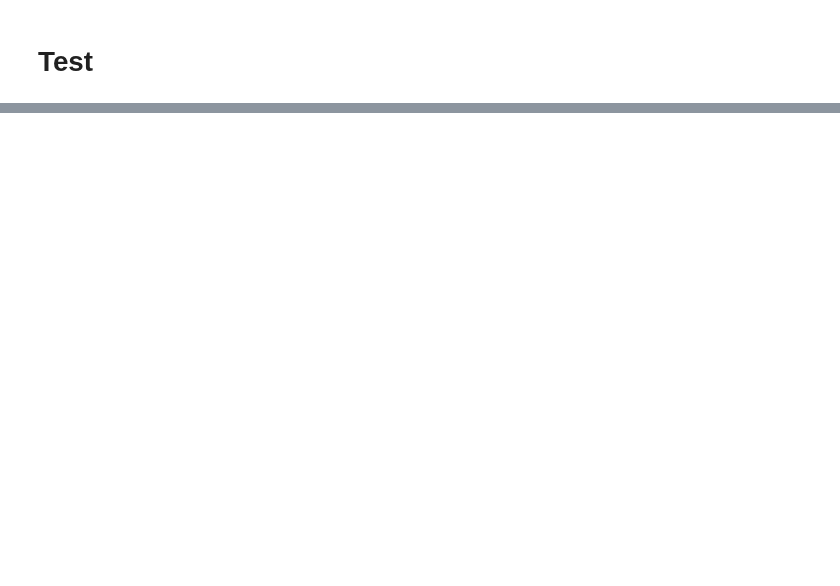
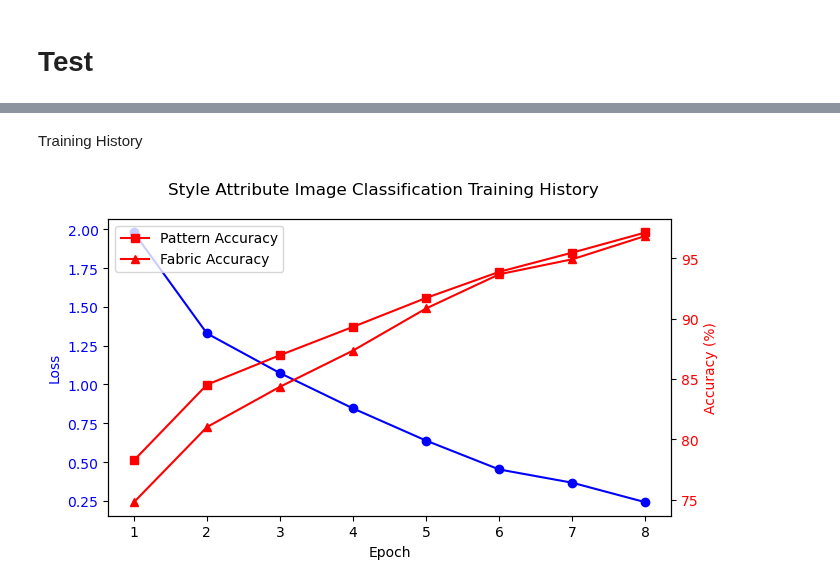
Before and after one commit to UMASIVAKUMAR14/FindYourStyle, a Jupyter notebook: model/model.ipynb, the cells around one changed output, grey strips where cells are left out. Drawn from its saved outputs; the diff is of its cells as text; code cells hidden in the pictures; blank space fills up the shorter version.

```diff
--- a/model/model.ipynb
+++ b/model/model.ipynb
@@ -836,0 +919,23 @@ plot_attr_confusions(multi_head_model, multi_test_loader, device)
+# %% [markdown]
+Training History
+# %%
+
+epochs = range(1, len(multi_epoch_losses) + 1)
+fig, ax1 = plt.subplots(figsize=(7, 4))
+ax1.plot(epochs, multi_epoch_losses, 'b-o', label='Loss')
+ax1.set_xlabel('Epoch')
+ax1.set_ylabel('Loss', color='b')
+ax1.tick_params(axis='y', labelcolor='b')
+
+ax2 = ax1.twinx()
+ax2.plot(epochs, [acc * 100 for acc in pattern_epoch_acc], 'r-s', label='Pattern Accuracy')
+ax2.plot(epochs, [acc * 100 for acc in fabric_epoch_acc], 'r-^', label='Fabric Accuracy')
+ax2.set_ylabel('Accuracy (%)', color='r')
+ax2.tick_params(axis='y', labelcolor='r')
+
+plt.legend(loc='best')
+fig.suptitle('Style Attribute Image Classification Training History')
+fig.tight_layout()
+plt.show()
+# %% [output]
+[figure, added]
```
Also changed, not shown: parts of 10 cells of this notebook, 1 other file.
